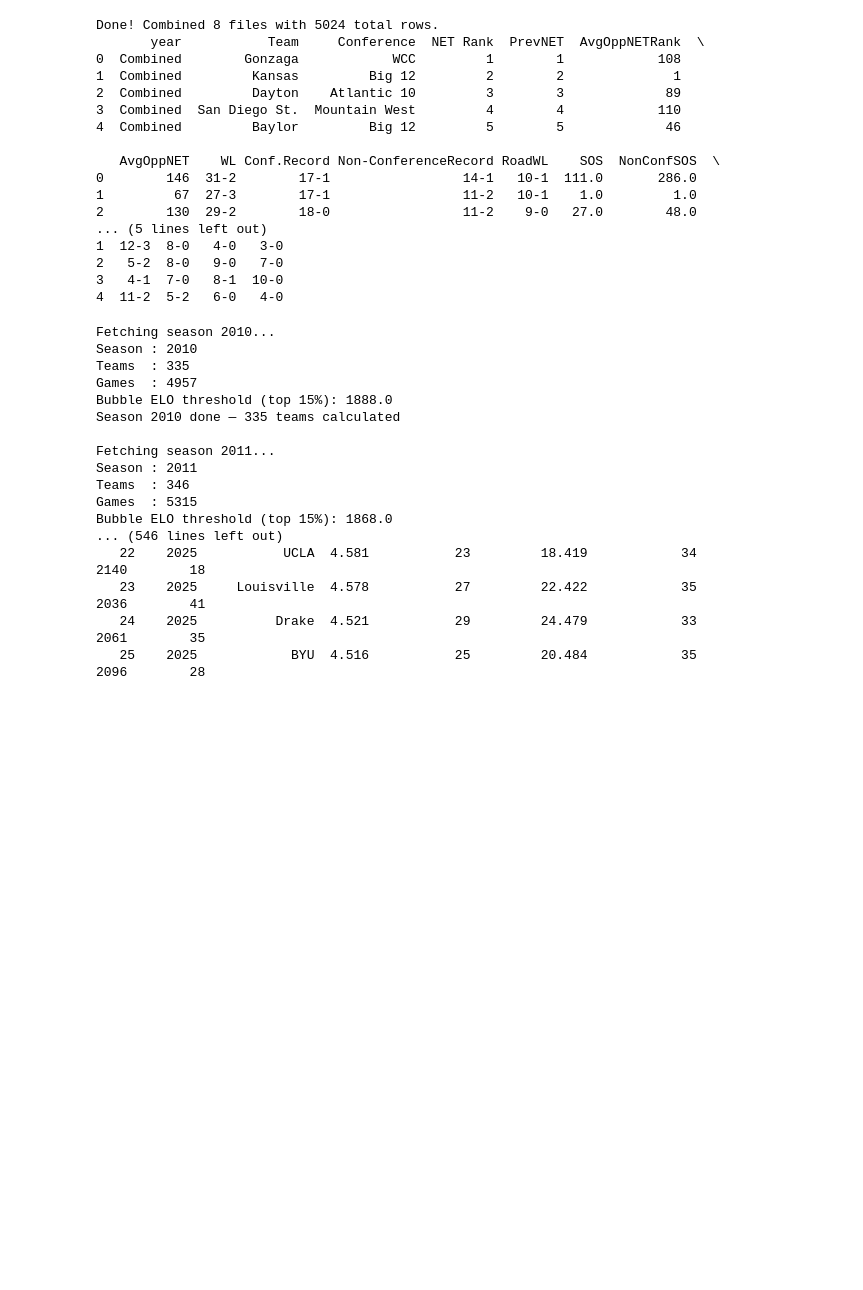
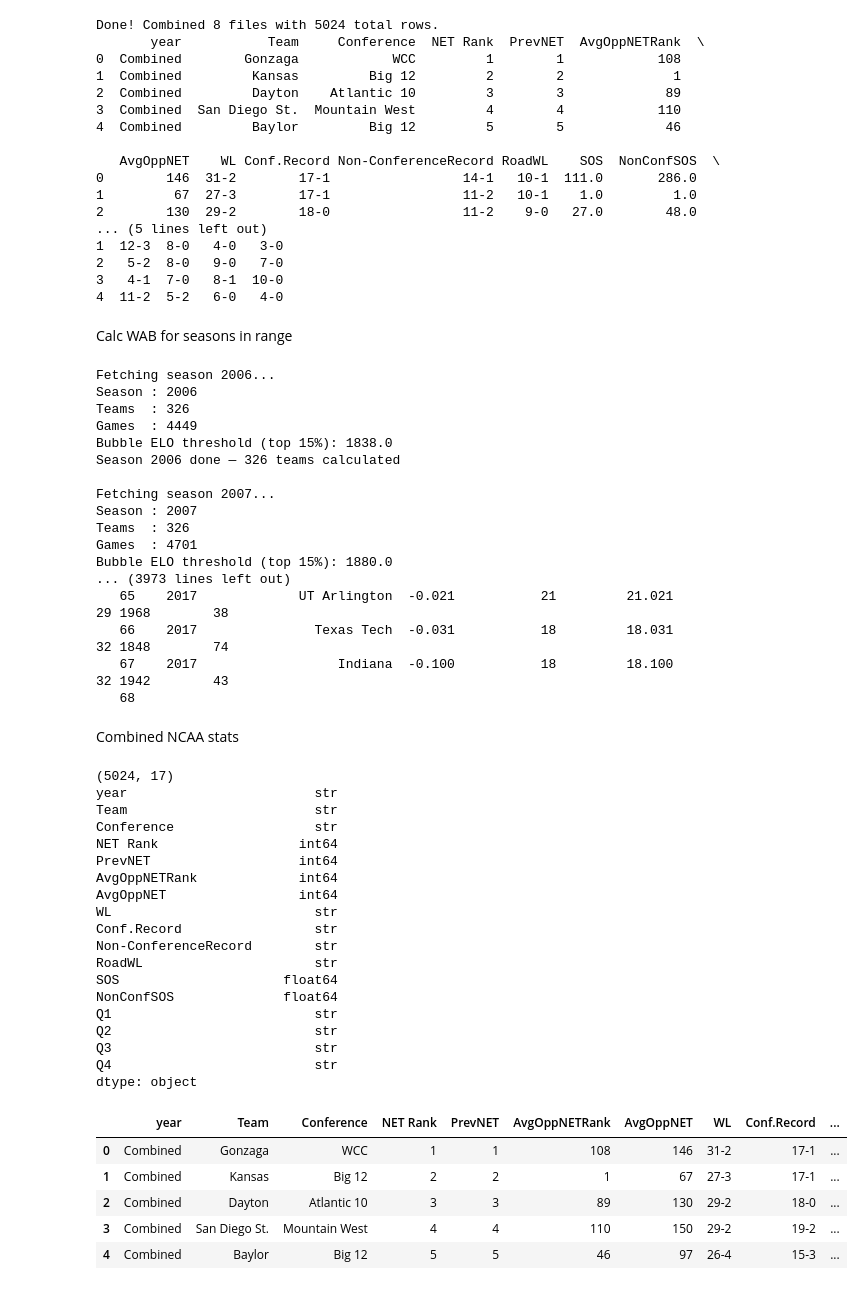
Before and after one commit to Phelpsb1/College-Basketball-Capstone, a Jupyter notebook: basketball.ipynb, the cells around one changed output. Cells and saved outputs as stored; diff of their text form; code cells hidden in the pictures; blank space fills up the shorter version.

Commit message:
data structuring and wab last touches

```diff
--- a/basketball.ipynb
+++ b/basketball.ipynb
@@ -209,8 +56,10 @@ Done! Combined 8 files with 5024 total rows.
 2   5-2  8-0   9-0   7-0
 3   4-1  7-0   8-1  10-0
 4  11-2  5-2   6-0   4-0
+# %% [markdown]
+Calc WAB for seasons in range
 # %%
-seasons = range(2010, 2026)
+seasons = range(2006, 2027)
 bubble_percentile = 0.15
 all_results = []
 
@@ -240,7 +89,7 @@ for season in seasons:
         )
         games_raw_3 = cbbd.GamesApi(api_client).get_games(
             start_date_range=datetime(year2, 3, 1),
-            end_date_range=datetime(year2, 4, 30),
+            end_date_range=datetime(year2, 3, 14),
             status=cbbd.GameStatus.FINAL
         )
         elo_raw = cbbd.RatingsApi(api_client).get_elo(season=season)
@@ -329,7 +178,7 @@ for season in seasons:
     print(f"Season {season} done — {len(results)} teams calculated")
 
 # Final combined DataFrame — outside the season loop
-final_df = (
+WAB_df = (
     pd.DataFrame(all_results)
     .sort_values(["season", "wab"], ascending=[True, False])
     .reset_index(drop=True)
@@ -338,24 +187,58 @@ final_df = (
 print("\nTop 25 per season:\n")
 for season in seasons:
     print(f"\n--- {season} ---")
-    season_df = final_df[final_df["season"] == season].copy()
+    season_df = WAB_df[WAB_df["season"] == season].copy()
     season_df.insert(0, "rank", range(1, len(season_df) + 1))
-    print(season_df.head(25).to_string(index=False))
+    print(season_df.to_string(index=False))
 # %% [output]
-Fetching season 2010...
-Season : 2010
-Teams  : 335
-Games  : 4957
-Bubble ELO threshold (top 15%): 1888.0
-Season 2010 done — 335 teams calculated
+Fetching season 2006...
+Season : 2006
+Teams  : 326
+Games  : 4449
+Bubble ELO threshold (top 15%): 1838.0
+Season 2006 done — 326 teams calculated
 
-Fetching season 2011...
-Season : 2011
-Teams  : 346
-Games  : 5315
-Bubble ELO threshold (top 15%): 1868.0
-... (546 lines left out)
-   22    2025           UCLA  4.581           23         18.419            34 2140        18
-   23    2025     Louisville  4.578           27         22.422            35 2036        41
-   24    2025          Drake  4.521           29         24.479            33 2061        35
-   25    2025            BYU  4.516           25         20.484            35 2096        28
+Fetching season 2007...
+Season : 2007
+Teams  : 326
+Games  : 4701
+Bubble ELO threshold (top 15%): 1880.0
+... (3973 lines left out)
+   65    2017             UT Arlington  -0.021           21         21.021            29 1968        38
+   66    2017               Texas Tech  -0.031           18         18.031            32 1848        74
+   67    2017                  Indiana  -0.100           18         18.100            32 1942        43
+   68
+# %% [markdown]
+Combined NCAA stats
+# %%
+NCAA_Data = pd.read_csv("data/NCAA Statistics Combined.csv")
+# %%
+print(NCAA_Data.shape)
+print(NCAA_Data.dtypes)
+NCAA_Data.head()
+# %% [output]
+(5024, 17)
+year                        str
+Team                        str
+Conference                  str
+NET Rank                  int64
+PrevNET                   int64
+AvgOppNETRank             int64
+AvgOppNET                 int64
+WL                          str
+Conf.Record                 str
+Non-ConferenceRecord        str
+RoadWL                      str
+SOS                     float64
+NonConfSOS              float64
+Q1                          str
+Q2                          str
+Q3                          str
+Q4                          str
+dtype: object
+|  | year | Team | Conference | NET Rank | PrevNET | AvgOppNETRank | AvgOppNET | WL | Conf.Record | ... |
+| 0 | Combined | Gonzaga | WCC | 1 | 1 | 108 | 146 | 31-2 | 17-1 | ... |
+| 1 | Combined | Kansas | Big 12 | 2 | 2 | 1 | 67 | 27-3 | 17-1 | ... |
+| 2 | Combined | Dayton | Atlantic 10 | 3 | 3 | 89 | 130 | 29-2 | 18-0 | ... |
+| 3 | Combined | San Diego St. | Mountain West | 4 | 4 | 110 | 150 | 29-2 | 19-2 | ... |
+| 4 | Combined | Baylor | Big 12 | 5 | 5 | 46 | 97 | 26-4 | 15-3 | ... |
```
Also changed, not shown: parts of 8 cells of this notebook.
